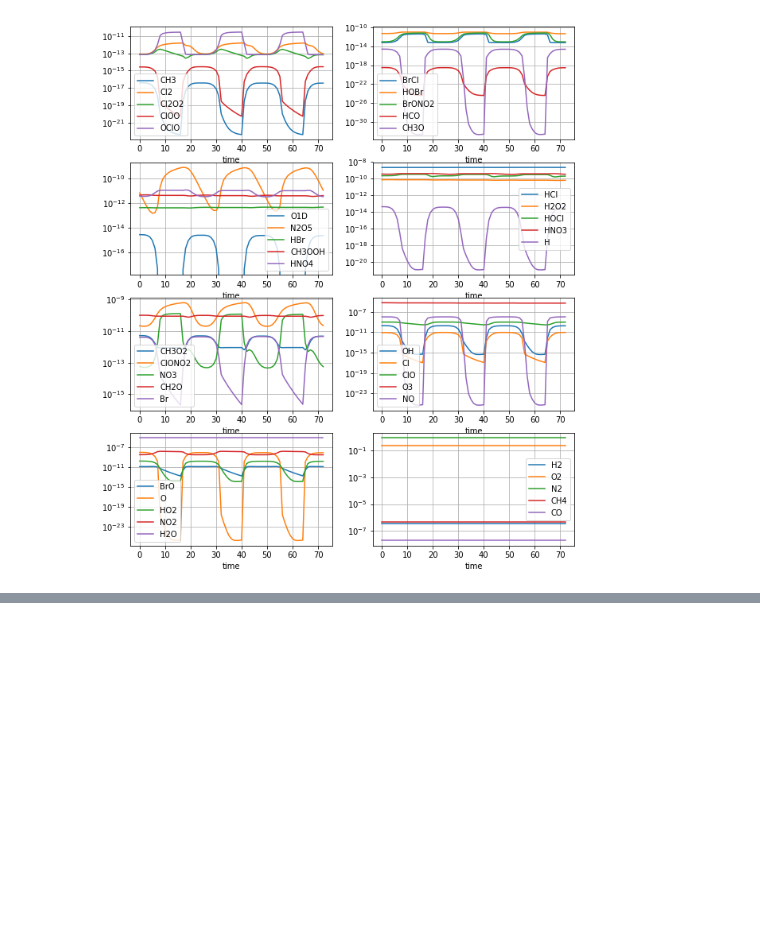
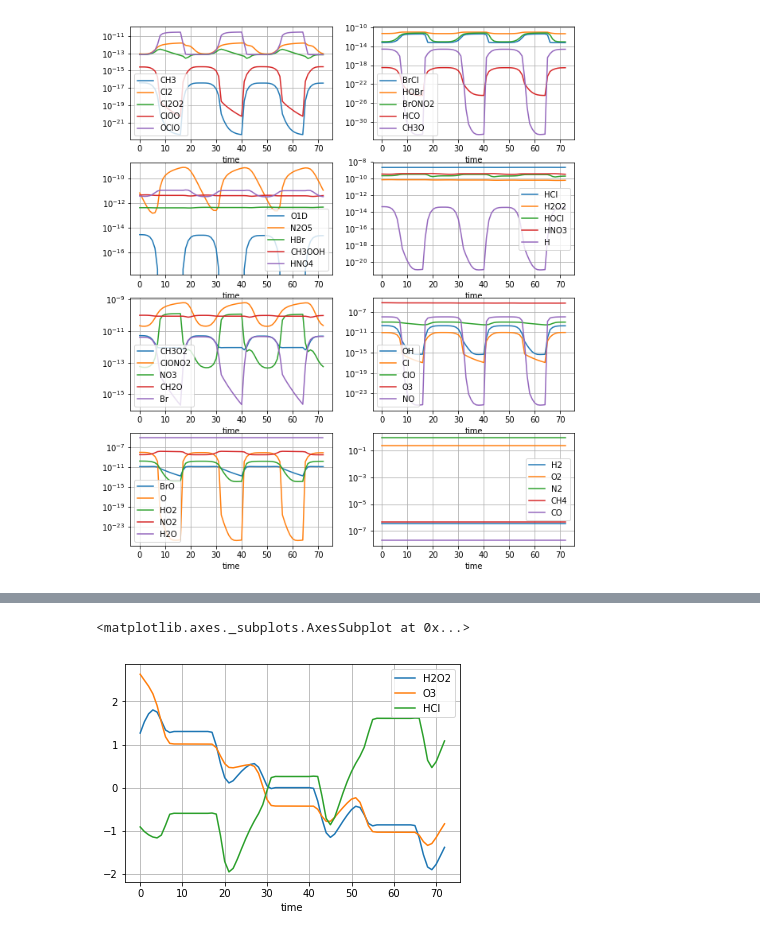
Before and after one commit to JiaweiZhuang/KPP, a Jupyter notebook: my_tests/strato/read_strato.ipynb, the cells around one changed output, grey strips where cells are left out. Saved outputs shown, nothing was run; the diff lists cells and outputs as text; code cells hidden in the pictures; blank space fills up the shorter version.

```diff
--- a/my_tests/strato/read_strato.ipynb
+++ b/my_tests/strato/read_strato.ipynb
@@ -56,0 +75,6 @@ for i in range(N_figures):
+# %%
+# long life time speices
+df_normed.plot(y=['H2O2', 'O3', 'HCl'], grid=True)
+# %% [output]
+<matplotlib.axes._subplots.AxesSubplot at 0x...>
+[figure, added]
```
Also changed, not shown: parts of 4 cells of this notebook.
